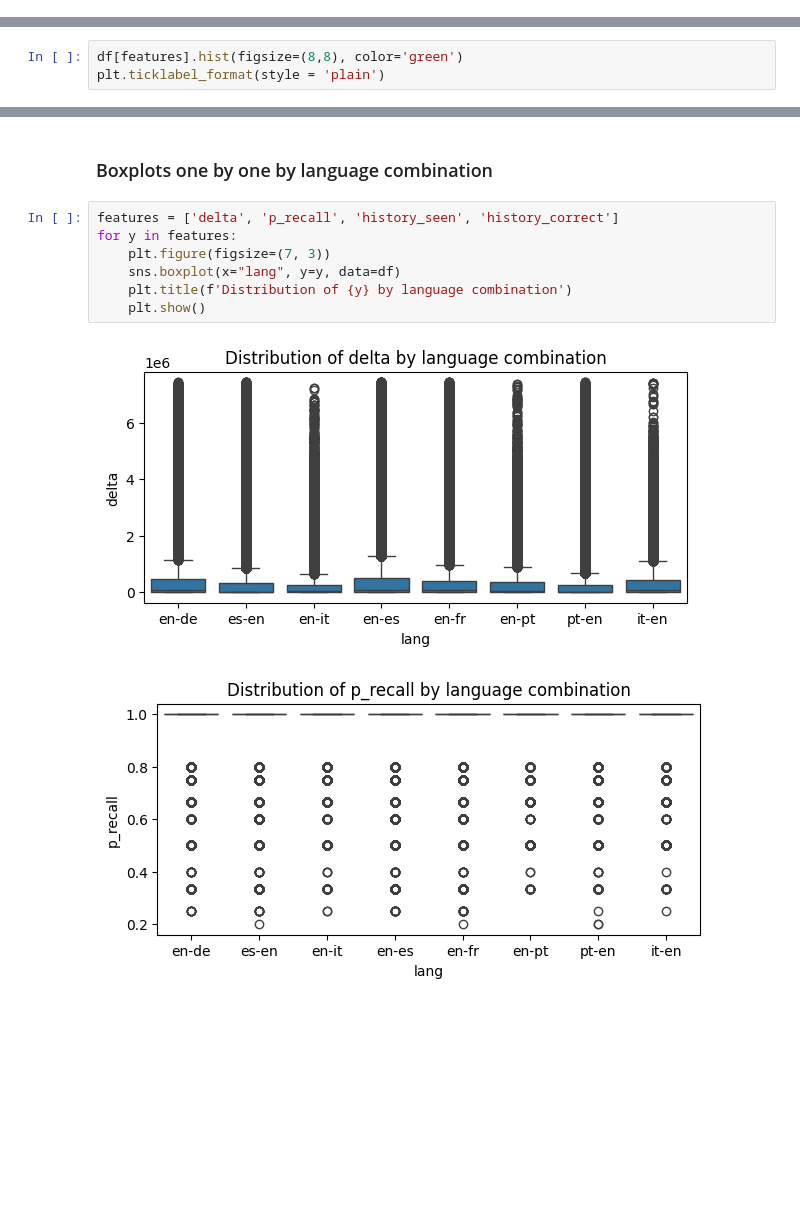
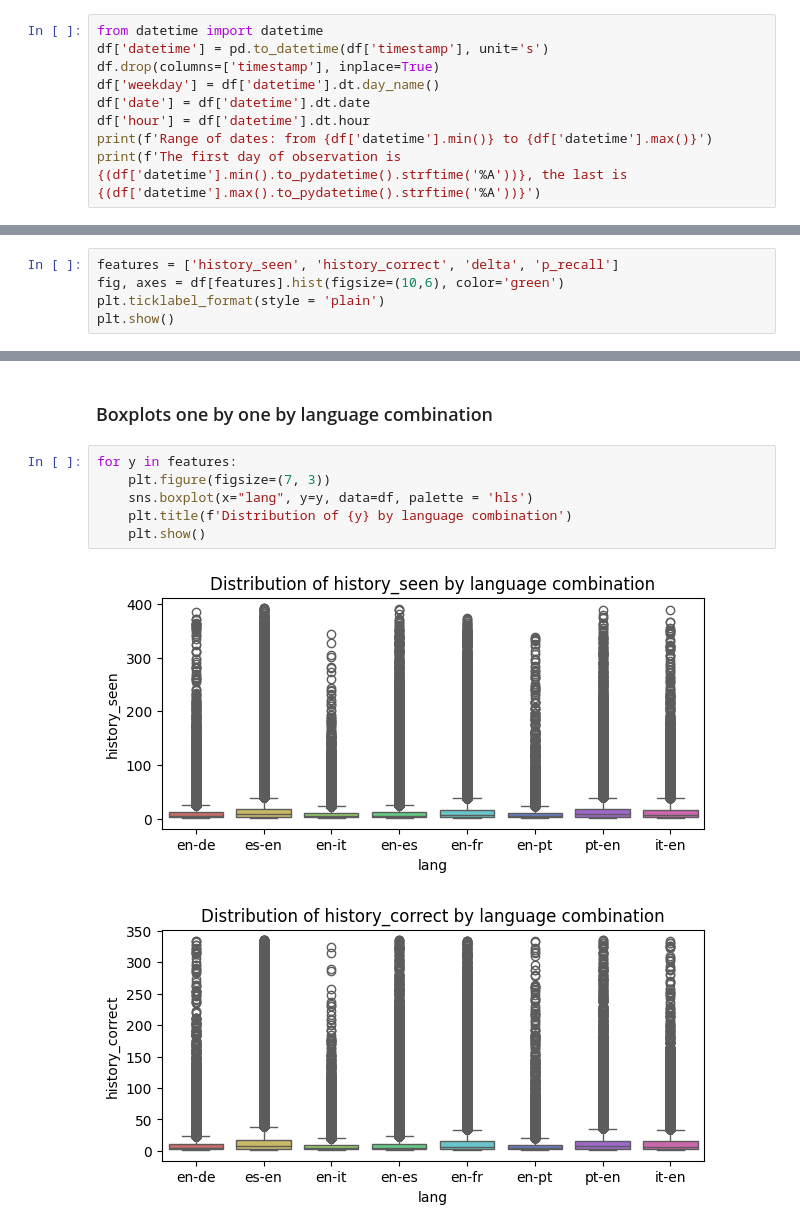
Before and after one commit to juliakubisa/spaced_repetition_algorithm, a Jupyter notebook: notebooks/duolingo_EDA.ipynb, the cells around one changed output, grey strips where cells are left out. Drawn from its saved outputs; the diff is of its cells as text; blank space fills up the shorter version.

Commit message:
datetime analysis

```diff
--- a/notebooks/duolingo_EDA.ipynb
+++ b/notebooks/duolingo_EDA.ipynb
@@ -300,0 +303,9 @@ plt.show()
+# %%
+from datetime import datetime
+df['datetime'] = pd.to_datetime(df['timestamp'], unit='s')
+df.drop(columns=['timestamp'], inplace=True)
+df['weekday'] = df['datetime'].dt.day_name()
+df['date'] = df['datetime'].dt.date
+df['hour'] = df['datetime'].dt.hour
+print(f'Range of dates: from {df['datetime'].min()} to {df['datetime'].max()}')
+print(f'The first day of observation is {(df['datetime'].min().to_pydatetime().strftime('%A'))}, the last is {(df['datetime'].max().to_pydatetime().strftime('%A'))}')
@@ -326,3 +364,5 @@ plt.show()
 # %%
-df[features].hist(figsize=(8,8), color='green')
+features = ['history_seen', 'history_correct', 'delta', 'p_recall']
+fig, axes = df[features].hist(figsize=(10,6), color='green')
 plt.ticklabel_format(style = 'plain')
+plt.show()
@@ -329,12 +371,11 @@ plt.ticklabel_format(style = 'plain')
 # %% [markdown]
 ### Boxplots one by one by language combination
 # %%
-features = ['delta', 'p_recall', 'history_seen', 'history_correct']
 for y in features:
     plt.figure(figsize=(7, 3))
-    sns.boxplot(x="lang", y=y, data=df)
+    sns.boxplot(x="lang", y=y, data=df, palette = 'hls')
     plt.title(f'Distribution of {y} by language combination')
     plt.show()
 # %% [output]
-[figure, old version]
+[figure, new version]
-[figure, old version]
+[figure, new version]
```
Also changed, not shown: parts of 17 cells of this notebook.
